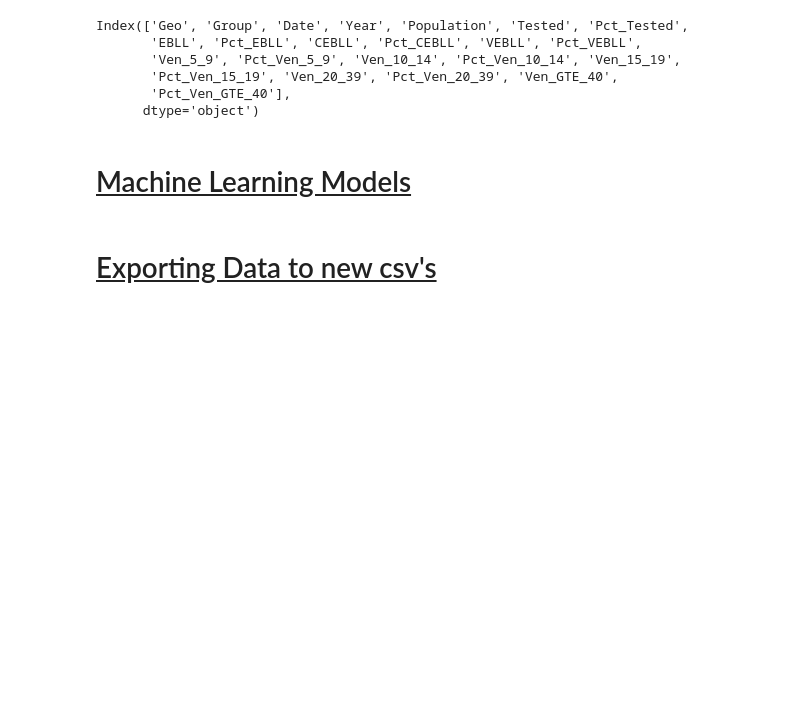
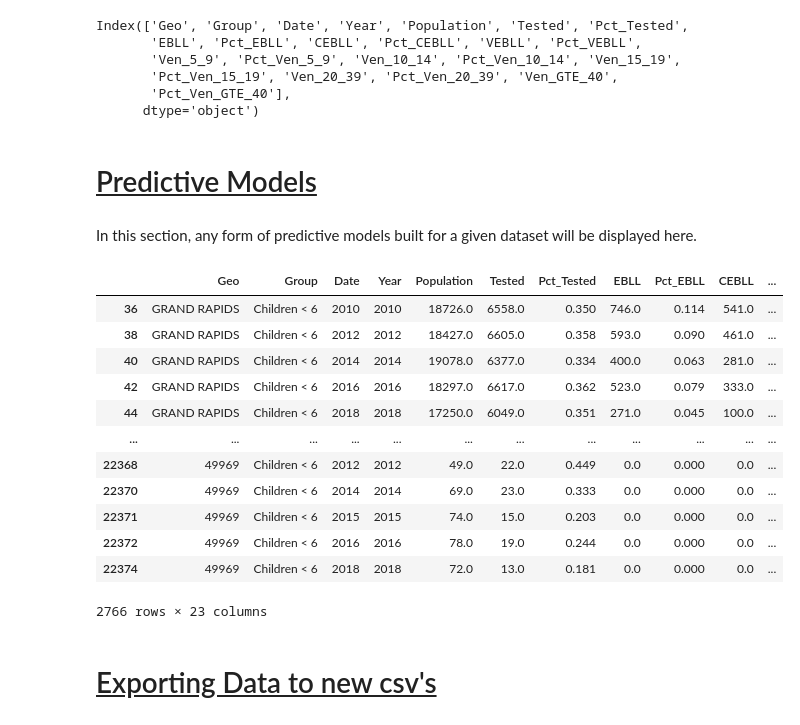
Before and after one commit to lafeirjo/City_Of_Grand_Rapids_Social_Impact, a Jupyter notebook: Datasets/Health Data/Health_Data_Sandbox.ipynb, the cells around one changed output. Cells and saved outputs as stored; diff of their text form; code cells hidden in the pictures; blank space fills up the shorter version.

```diff
--- a/Datasets/Health Data/Health_Data_Sandbox.ipynb
+++ b/Datasets/Health Data/Health_Data_Sandbox.ipynb
@@ -380,7 +452,25 @@ Index(['Geo', 'Group', 'Date', 'Year', 'Population', 'Tested', 'Pct_Tested',
        'Pct_Ven_GTE_40'],
       dtype='object')
 # %% [markdown]
-# <u> Machine Learning Models </u>
+# <u> Predictive Models </u>
+# %% [markdown]
+In this section, any form of predictive models built for a given dataset will be displayed here.
+# %%
+HE__Percent_of_Children_with_Elevated_Blood_Lead_Levels_20240127_cleaned
+# %% [output]
+|  | Geo | Group | Date | Year | Population | Tested | Pct_Tested | EBLL | Pct_EBLL | CEBLL | ... |
+| 36 | GRAND RAPIDS | Children < 6 | 2010 | 2010 | 18726.0 | 6558.0 | 0.350 | 746.0 | 0.114 | 541.0 | ... |
+| 38 | GRAND RAPIDS | Children < 6 | 2012 | 2012 | 18427.0 | 6605.0 | 0.358 | 593.0 | 0.090 | 461.0 | ... |
+| 40 | GRAND RAPIDS | Children < 6 | 2014 | 2014 | 19078.0 | 6377.0 | 0.334 | 400.0 | 0.063 | 281.0 | ... |
+| 42 | GRAND RAPIDS | Children < 6 | 2016 | 2016 | 18297.0 | 6617.0 | 0.362 | 523.0 | 0.079 | 333.0 | ... |
+| 44 | GRAND RAPIDS | Children < 6 | 2018 | 2018 | 17250.0 | 6049.0 | 0.351 | 271.0 | 0.045 | 100.0 | ... |
+| ... | ... | ... | ... | ... | ... | ... | ... | ... | ... | ... | ... |
+| 22368 | 49969 | Children < 6 | 2012 | 2012 | 49.0 | 22.0 | 0.449 | 0.0 | 0.000 | 0.0 | ... |
+| 22370 | 49969 | Children < 6 | 2014 | 2014 | 69.0 | 23.0 | 0.333 | 0.0 | 0.000 | 0.0 | ... |
+| 22371 | 49969 | Children < 6 | 2015 | 2015 | 74.0 | 15.0 | 0.203 | 0.0 | 0.000 | 0.0 | ... |
+| 22372 | 49969 | Children < 6 | 2016 | 2016 | 78.0 | 19.0 | 0.244 | 0.0 | 0.000 | 0.0 | ... |
+| 22374 | 49969 | Children < 6 | 2018 | 2018 | 72.0 | 13.0 | 0.181 | 0.0 | 0.000 | 0.0 | ... |
+2766 rows × 23 columns
 # %% [markdown]
 # <u>Exporting Data to new csv's </u>
 # %% [markdown]
```
Also changed, not shown: parts of 12 cells of this notebook.
